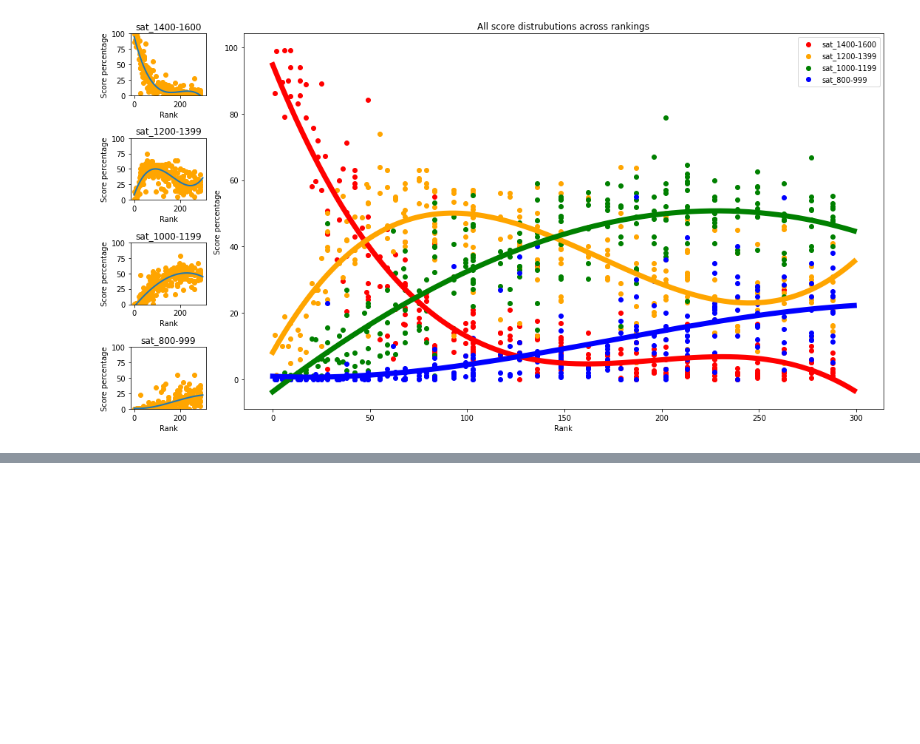
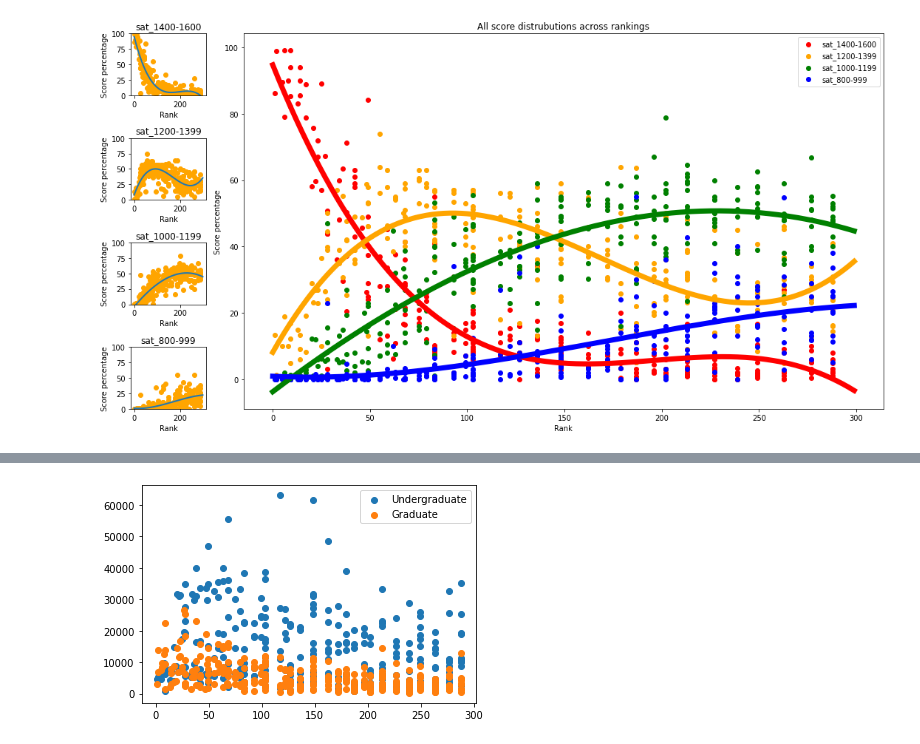
Before and after one commit to BaileyDalton007/USNEWS_Exploratory_Data_Analysis, a Jupyter notebook: data_analysis.ipynb, the cells around one changed output, grey strips where cells are left out. Cells and saved outputs as stored; diff of their text form; code cells hidden in the pictures; blank space fills up the shorter version.

Commit message:
Adds new graphs

```diff
--- a/data_analysis.ipynb
+++ b/data_analysis.ipynb
@@ -477,0 +483,18 @@ plt.show()
+# %%
+# Comparing enrollment numbers
+# Nothing much interesting here
+fig, ax = plt.subplots()
+
+ax.scatter(df['rank'], df['undergrad_enroll'])
+ax.scatter(df['rank'], df['grad_enroll'])
+
+# Show total enrollment
+#ax.scatter(df['rank'], df['grad_enroll'] + df['undergrad_enroll'])
+
+ax.legend(['Undergraduate', 'Graduate'])
+ax.set_xlabel('Rank')
+ax.set_ylabel('Num of enrolled students')
+ax.set_title('Number of enrolled students versus rank')
+plt.show()
+# %% [output]
+[figure, added]
```
Also changed, not shown: parts of 1 cell of this notebook.
